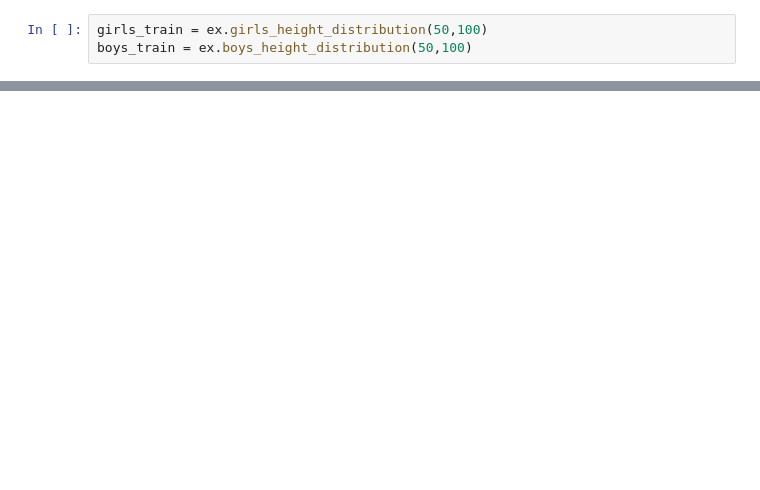
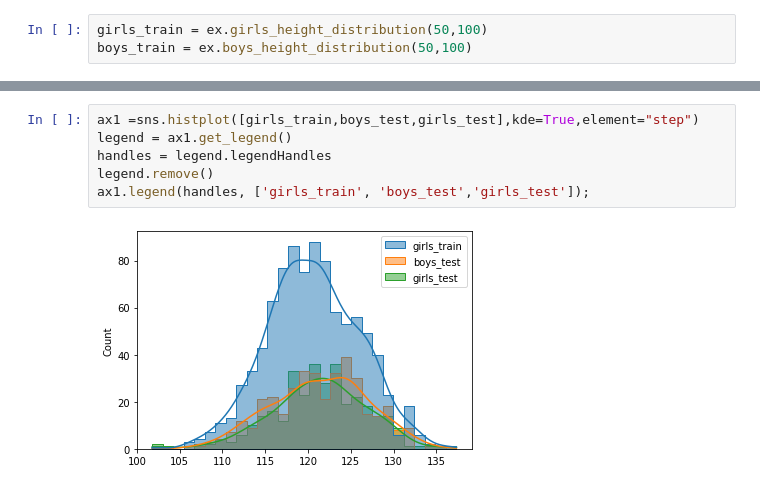
Before and after one commit to FarhadManiCodes/statistical-tests-two_distribution, a Jupyter notebook: Untitled.ipynb, the cells around one changed output, grey strips where cells are left out. Saved outputs shown, nothing was run; the diff lists cells and outputs as text; blank space fills up the shorter version.

```diff
--- a/Untitled.ipynb
+++ b/Untitled.ipynb
@@ -26,0 +45,8 @@ plt.show()
+# %%
+ax1 =sns.histplot([girls_train,boys_test,girls_test],kde=True,element="step")
+legend = ax1.get_legend()
+handles = legend.legendHandles
+legend.remove()
+ax1.legend(handles, ['girls_train', 'boys_test','girls_test']);
+# %% [output]
+[figure, added]
```
Also changed, not shown: parts of 6 cells of this notebook, 2 other files.
